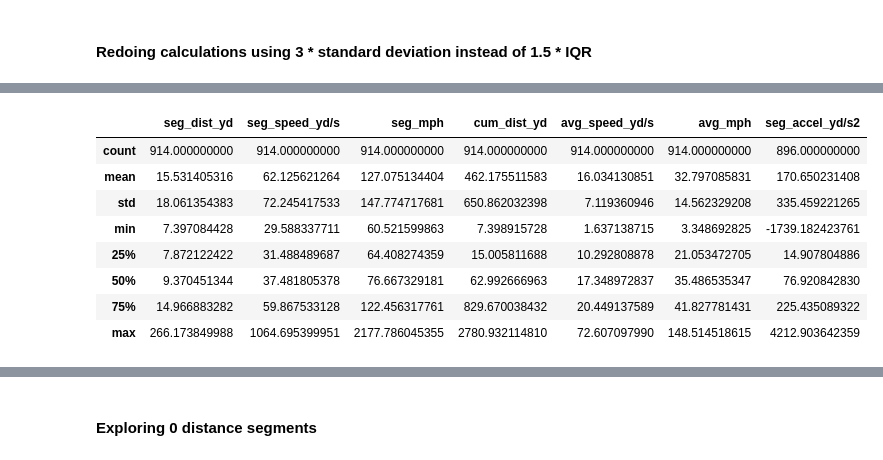
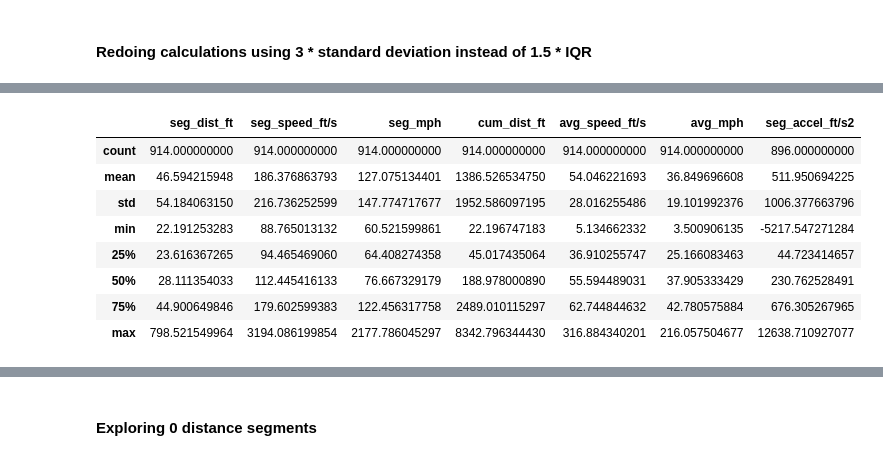
Before and after one commit to jrioross/hhg-big-data-derby-2022, a Jupyter notebook: notebooks/mews_derby_outlier_eda.ipynb, the cells around one changed output, grey strips where cells are left out. Saved outputs shown, nothing was run; the diff lists cells and outputs as text; code cells hidden in the pictures.

```diff
--- a/notebooks/mews_derby_outlier_eda.ipynb
+++ b/notebooks/mews_derby_outlier_eda.ipynb
@@ -37,6 +40,6 @@ pd.set_option('display.float_format', lambda x: '%.9f' % x)
 # %%
-stats = full[['seg_dist_yd', 'seg_speed_yd/s', 'seg_mph', 'cum_dist_yd', 'avg_speed_yd/s', 'avg_mph',
-       'seg_accel_yd/s2']].describe()
+stats = full[['seg_dist_ft', 'seg_speed_ft/s', 'seg_mph', 'cum_dist_ft', 'avg_speed_ft/s', 'avg_mph',
+       'seg_accel_ft/s2']].describe()
 # %%
 stats
 # %% [output]
@@ -156,6 +236,6 @@ Name: trakus_index, dtype: float64
 # %% [markdown]
 #### Redoing calculations using 3 * standard deviation instead of 1.5 * IQR
 # %%
-std = stats['seg_dist_yd'][2]
+std = stats['seg_dist_ft'][2]
 std
 # %% [output]
@@ -163,5 +243,5 @@ std
 # %%
-z_high_outliers = full.loc[(full['seg_dist_yd'] > (stats['seg_dist_yd'][1] + 3*std))]
+z_high_outliers = full.loc[(full['seg_dist_ft'] > (stats['seg_dist_ft'][1] + 3*std))]
 z_high_outliers
 # %% [output]
 |  | track_id | race_date | race_number | program_number | horse_id | weight_carried | jockey | odds | ... |
@@ -179,15 +259,15 @@ z_high_outliers
 914 rows × 29 columns
 # %%
-z_high_stats = z_high_outliers[['seg_dist_yd', 'seg_speed_yd/s', 'seg_mph', 'cum_dist_yd', 'avg_speed_yd/s', 'avg_mph',
-       'seg_accel_yd/s2']].describe()
+z_high_stats = z_high_outliers[['seg_dist_ft', 'seg_speed_ft/s', 'seg_mph', 'cum_dist_ft', 'avg_speed_ft/s', 'avg_mph',
+       'seg_accel_ft/s2']].describe()
 z_high_stats
 # %% [output]
-|  | seg_dist_yd | seg_speed_yd/s | seg_mph | cum_dist_yd | avg_speed_yd/s | avg_mph | seg_accel_yd/s2 |
+|  | seg_dist_ft | seg_speed_ft/s | seg_mph | cum_dist_ft | avg_speed_ft/s | avg_mph | seg_accel_ft/s2 |
 | count | 914.000000000 | 914.000000000 | 914.000000000 | 914.000000000 | 914.000000000 | 914.000000000 | 896.000000000 |
-| mean | 15.531405316 | 62.125621264 | 127.075134404 | 462.175511583 | 16.034130851 | 32.797085831 | 170.650231408 |
-| std | 18.061354383 | 72.245417533 | 147.774717681 | 650.862032398 | 7.119360946 | 14.562329208 | 335.459221265 |
-| min | 7.397084428 | 29.588337711 | 60.521599863 | 7.398915728 | 1.637138715 | 3.348692825 | -1739.182423761 |
-| 25% | 7.872122422 | 31.488489687 | 64.408274359 | 15.005811688 | 10.292808878 | 21.053472705 | 14.907804886 |
-| 50% | 9.370451344 | 37.481805378 | 76.667329181 | 62.992666963 | 17.348972837 | 35.486535347 | 76.920842830 |
-| 75% | 14.966883282 | 59.867533128 | 122.456317761 | 829.670038432 | 20.449137589 | 41.827781431 | 225.435089322 |
-| max | 266.173849988 | 1064.695399951 | 2177.786045355 | 2780.932114810 | 72.607097990 | 148.514518615 | 4212.903642359 |
+| mean | 46.594215948 | 186.376863793 | 127.075134401 | 1386.526534750 | 54.046221693 | 36.849696608 | 511.950694225 |
+| std | 54.184063150 | 216.736252599 | 147.774717677 | 1952.586097195 | 28.016255486 | 19.101992376 | 1006.377663796 |
+| min | 22.191253283 | 88.765013132 | 60.521599861 | 22.196747183 | 5.134662332 | 3.500906135 | -5217.547271284 |
+| 25% | 23.616367265 | 94.465469060 | 64.408274358 | 45.017435064 | 36.910255747 | 25.166083463 | 44.723414657 |
+| 50% | 28.111354033 | 112.445416133 | 76.667329179 | 188.978000890 | 55.594489031 | 37.905333429 | 230.762528491 |
+| 75% | 44.900649846 | 179.602599383 | 122.456317758 | 2489.010115297 | 62.744844632 | 42.780575884 | 676.305267965 |
+| max | 798.521549964 | 3194.086199854 | 2177.786045297 | 8342.796344430 | 316.884340201 | 216.057504677 | 12638.710927077 |
```
Also changed, not shown: parts of 58 cells of this notebook, 3 other files.
